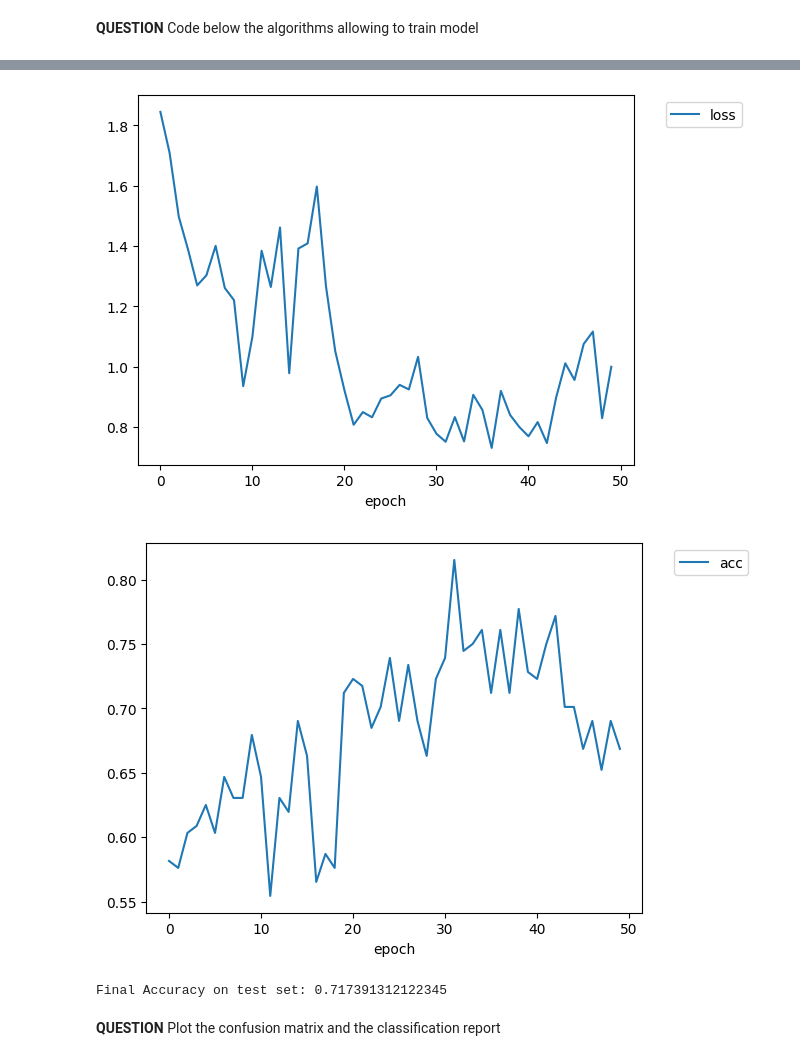
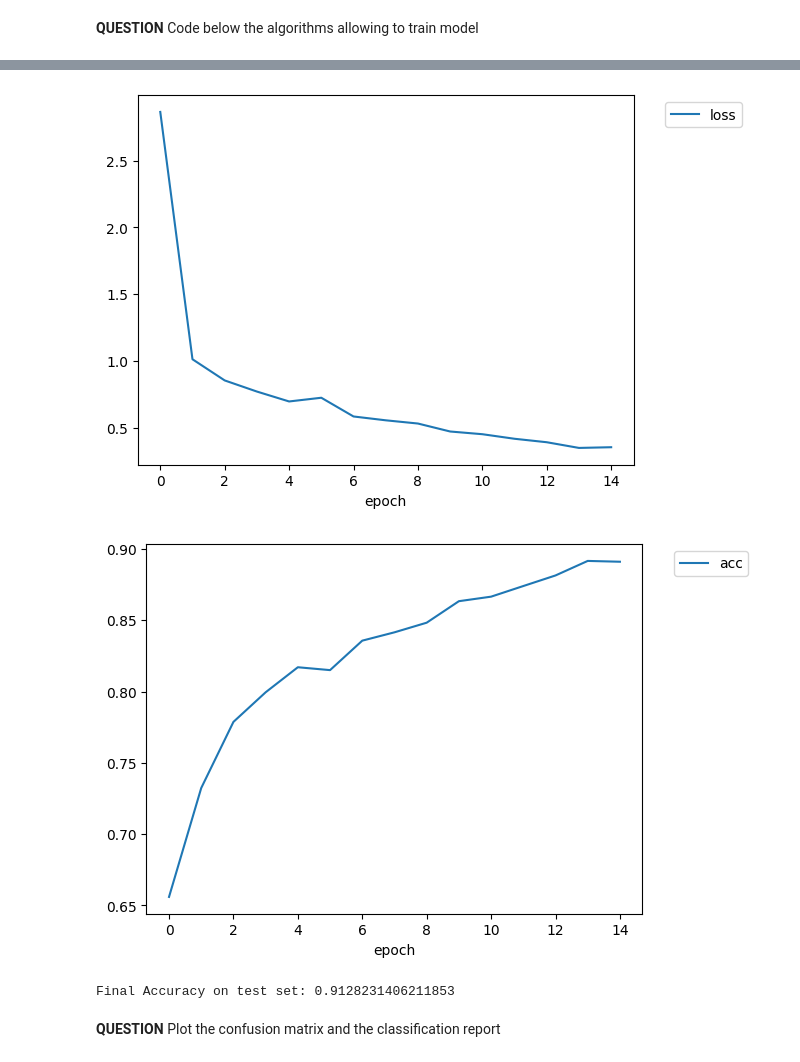
Before and after one commit to Poauline/IA_EMBARQUEE_Predictive_maintenance, a Jupyter notebook: TP_IA_EMBARQUEE.ipynb, the cells around one changed output, grey strips where cells are left out. Drawn from its saved outputs; the diff is of its cells as text; code cells hidden in the pictures.

Commit message:
SMOTE efficient + Undersampling unused

```diff
--- a/TP_IA_EMBARQUEE.ipynb
+++ b/TP_IA_EMBARQUEE.ipynb
@@ -443,7 +443,7 @@ Il est donc nécessaire de modifier le dataset pour que les données de la class
 from collections import Counter
 from imblearn.under_sampling import RandomUnderSampler
 from sklearn.preprocessing import StandardScaler
-
+from imblearn.over_sampling import SMOTE
 
 # Normalisation des données
 #scaler = StandardScaler()
@@ -454,9 +454,19 @@ from sklearn.preprocessing import StandardScaler
 Y_single_label = np.array([np.argmax(row) for row in Y])
 print(Counter(Y_single_label))  # Afficher la distribution originale des classes
 
+# Afficher la distribution originale des classes
+print('Original dataset shape:', Counter(Y_single_label))
+
+# Appliquer SMOTE pour équilibrer les classes
+sm = SMOTE(random_state=42)
+X_res, Y_res = sm.fit_resample(X_scaled, Y_single_label)
+
+# Afficher la distribution des classes après rééchantillonnage
+print('Resampled dataset shape:', Counter(Y_res))
+
 # Appliquer RandomUnderSampler pour équilibrer les classes avec sampling_strategy='majority'
 rus = RandomUnderSampler(sampling_strategy='auto', random_state=42)
-X_res, Y_res_single_label = rus.fit_resample(X_scaled, Y_single_label)
+X_res, Y_res_single_label = rus.fit_resample(X_res, Y_res)
 
 # Afficher la distribution des classes après rééchantillonnage
 print('Resampled dataset shape:', Counter(Y_res_single_label))
@@ -507,6 +521,7 @@ Nous avons donc testé la méthode SMOTE, qui va permettre de générer des éch
 # %%
 inputs = tf.keras.Input(shape=(X_train.shape[1],))  # Suppression de la dimension supplémentaire
 x = tf.keras.layers.Dense(32, activation='relu')(inputs)  # Plus de neurones dans la première couche cachée
+x = tf.keras.layers.Dense(64, activation='relu')(inputs)
 x = tf.keras.layers.Dense(32, activation='relu')(x)  # Ajout d'une deuxième couche cachée
 outputs = tf.keras.layers.Dense(Y_train.shape[1], activation='softmax')(x)  # Couche de sortie pour 4 classes
 
@@ -535,7 +550,7 @@ Model: "improved_mlp_model"
 # %% [markdown]
 **QUESTION** Code below the algorithms allowing to train model
 # %%
-nb_epochs=50
+nb_epochs=15
 batch_size=32
 
 training_history = improved_mlp_model.fit(X_train,Y_train,
@@ -569,6 +584,6 @@ Test accuracy: 0.717391312122345
-[figure, old version]
+[figure, new version]
-[figure, old version]
+[figure, new version]
-Final Accuracy on test set: 0.717391312122345
+Final Accuracy on test set: 0.9128231406211853
 # %% [markdown]
 **QUESTION** Plot the confusion matrix and the classification report
 # %%
```
Also changed, not shown: parts of 8 cells of this notebook.
